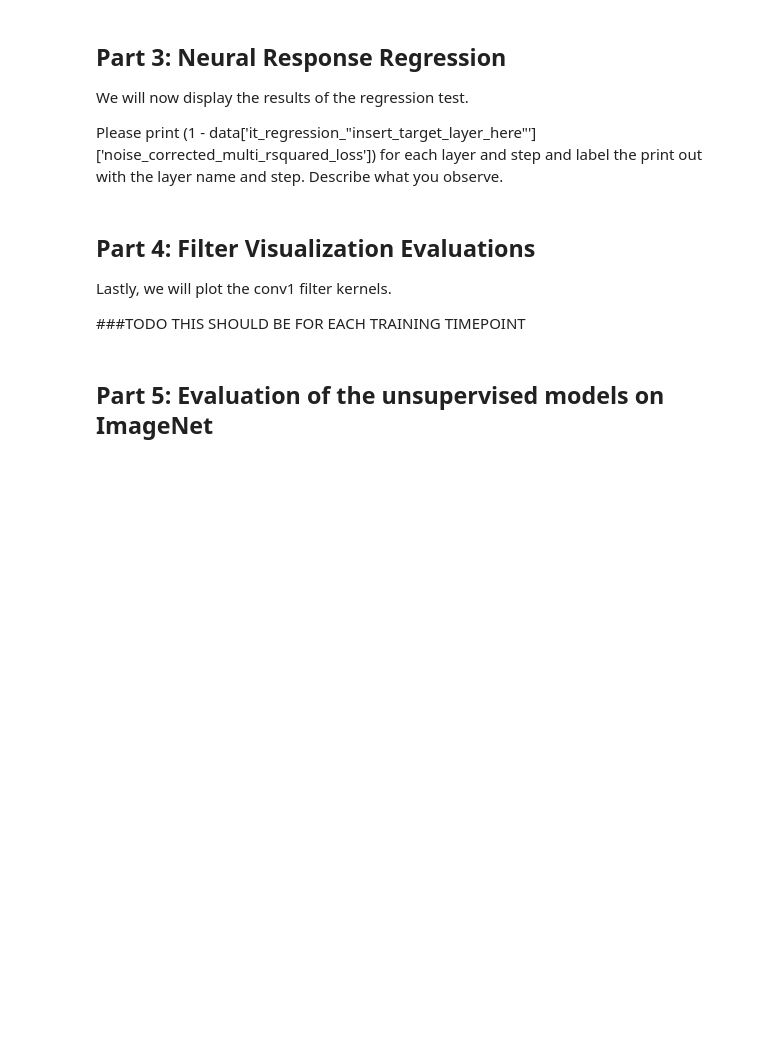
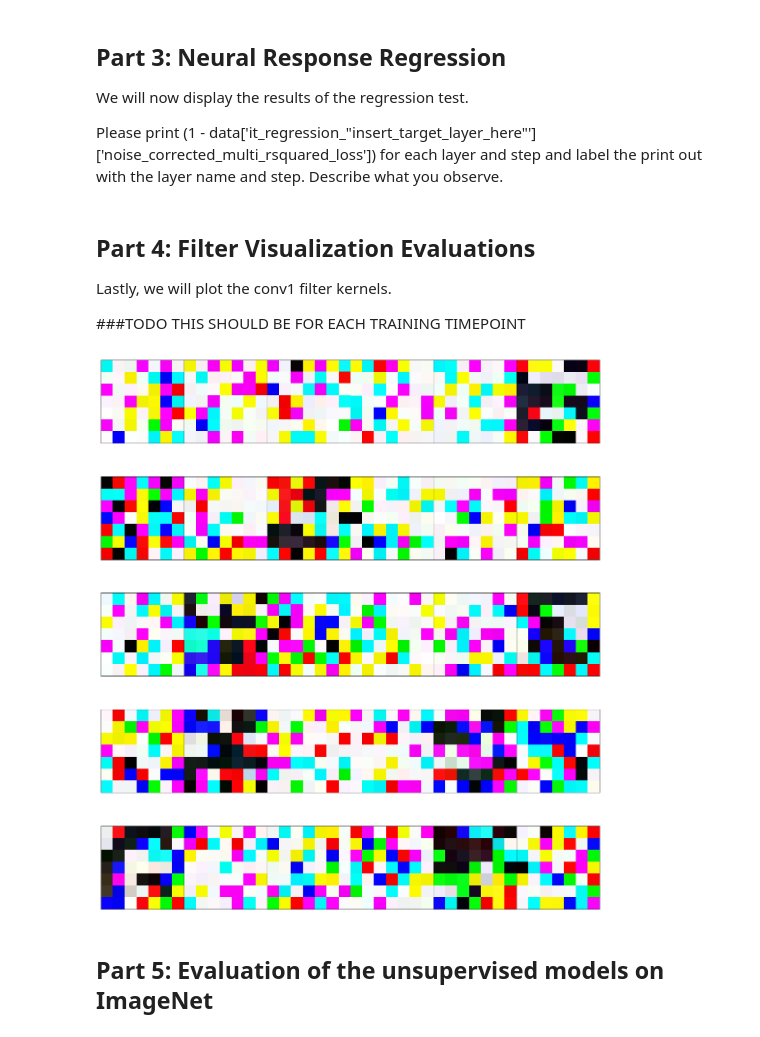
Before and after one commit to j-abc/cs375, a Jupyter notebook: 2017/assignment2/CS375 Assignment 2 Lab Report - Group 6.ipynb, the cells around one changed output. Drawn from its saved outputs; the diff is of its cells as text; code cells hidden in the pictures; blank space fills up the shorter version.

```diff
--- a/2017/assignment2/CS375 Assignment 2 Lab Report - Group 6.ipynb
+++ b/2017/assignment2/CS375 Assignment 2 Lab Report - Group 6.ipynb
@@ -22,8 +22,7 @@ from model_switcher import *
 # %%
 my_model_shallow = model_switcher(model_name = 'shallow_bottle',
                           data_name = 'cifar10',
-                          loss_name = 'default',
-                          exp_id  = 'stride2')
+                          loss_name = 'ae_conv1_loss')
 # %%
 vars(my_model_shallow)
 # %% [output]
@@ -112,7 +86,8 @@ show_row(np_prediction[-2,:].squeeze(), 5)
 # %% [markdown]
 ## Part 2: Representational Similararity Analysis (RSA)
 # %%
-data = {}
-for iv in v_list:
-    for istep in step_list:
-        data[(iv, istep)] = p_get_data_list(coll, collname, istep, iv)
+#data = {}
+#for iv in v_list:
+    #for istep in step_list:
+data_exp_id = coll.distinct('exp_id')[-1]
+data = p_get_data_list(coll, vars(my_model_shallow)['collname'], 1, 1, data_exp_id)
@@ -187,2 +151,6 @@ for istep in step_list:
+# %%
+plot_conv1_kernels(data)
+# %% [output]
+[figure, added]
 # %% [markdown]
 ## Part 5: Evaluation of the unsupervised models on ImageNet
```
Also changed, not shown: parts of 24 cells of this notebook, 9 other files.
